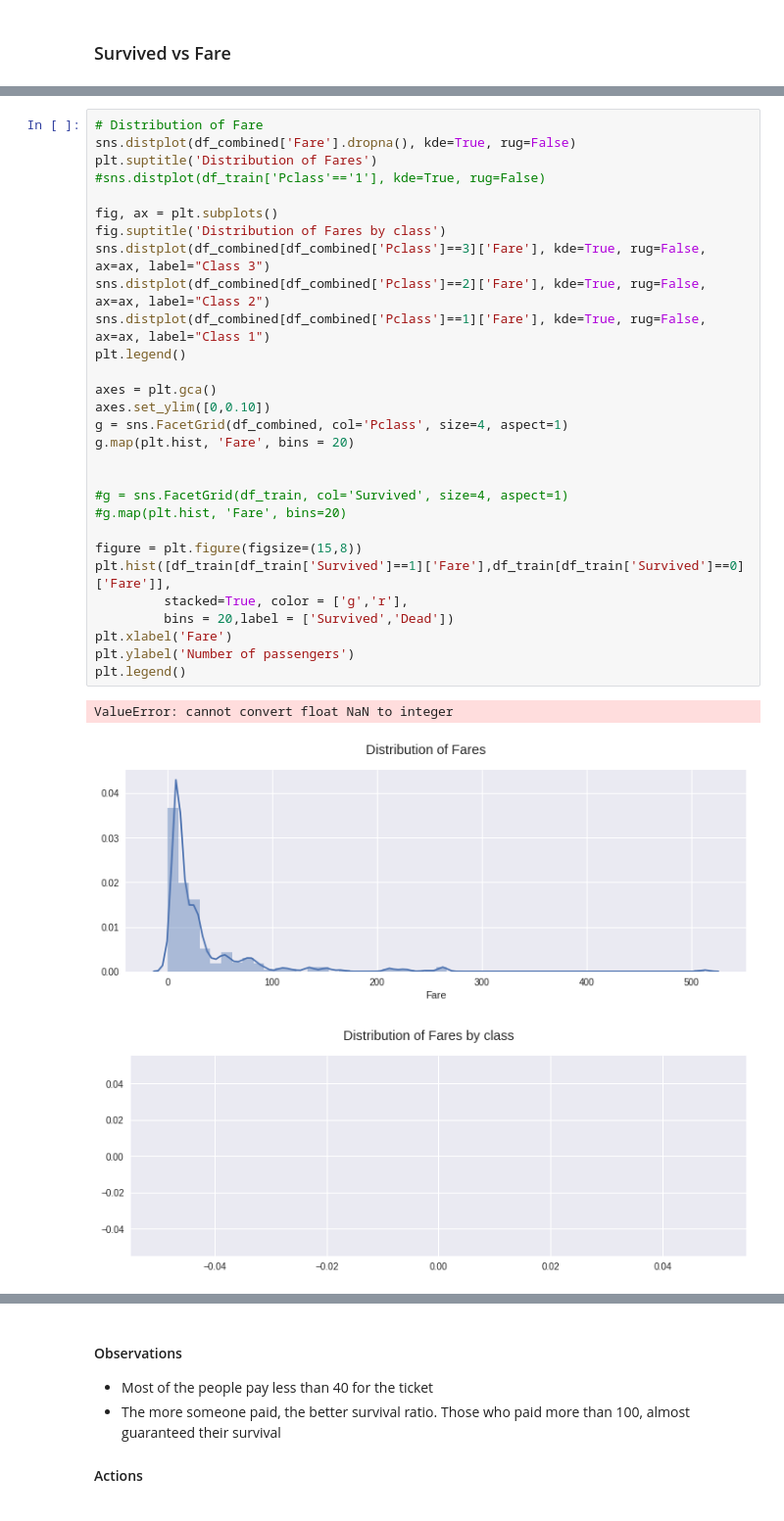
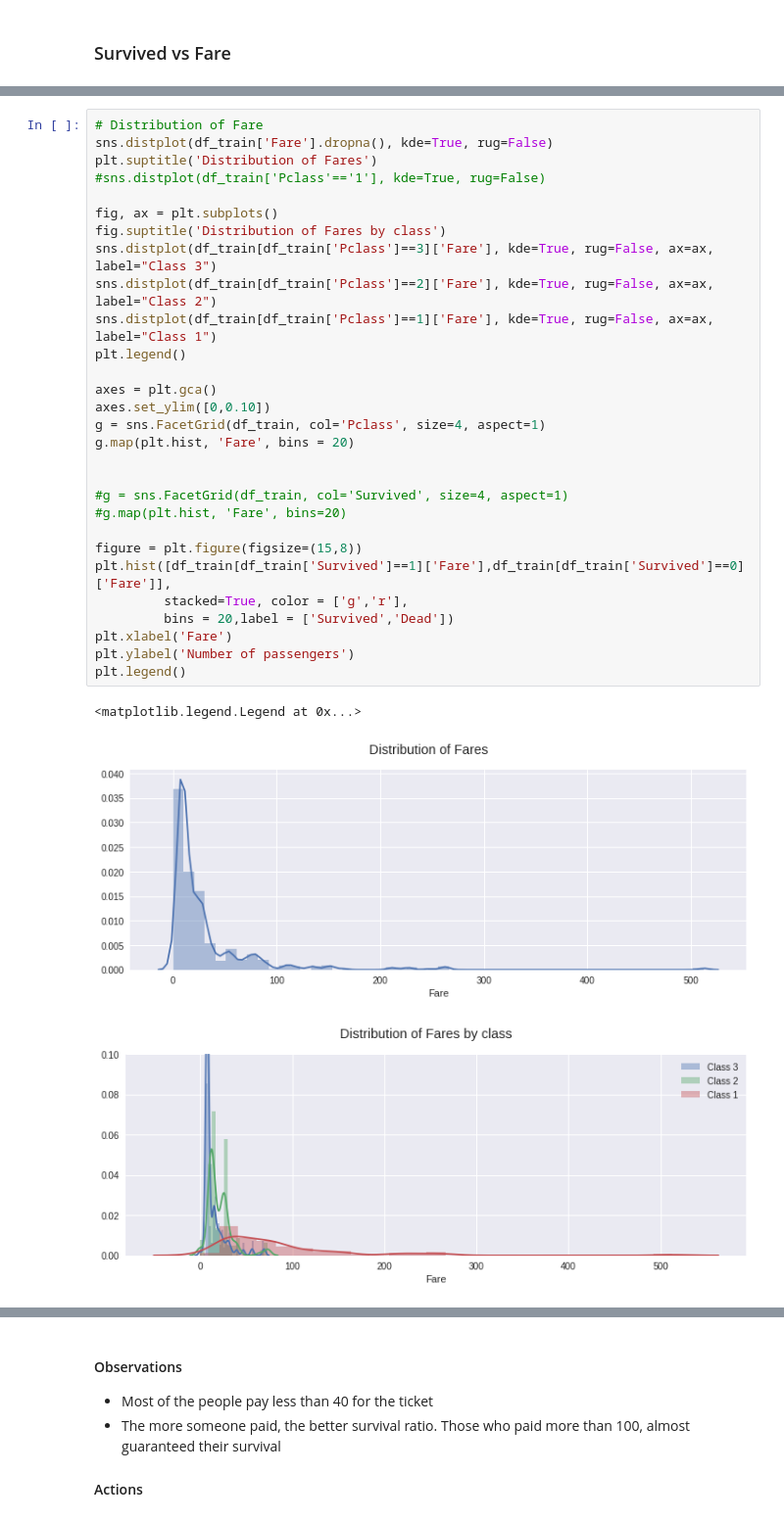
Before and after one commit to saldeal/Kaggle, a Jupyter notebook: titanic/Kaggle-Titanic.ipynb, the cells around one changed output, grey strips where cells are left out. Shown at 98% size. Cells and saved outputs as stored; diff of their text form.

```diff
--- a/titanic/Kaggle-Titanic.ipynb
+++ b/titanic/Kaggle-Titanic.ipynb
@@ -353,34 +350,34 @@ print 'Fare nulls: ' + str(df_train['Fare'].isnull().sum())
 Fare nulls: 0
 # %%
 # Distribution of Fare
-sns.distplot(df_combined['Fare'].dropna(), kde=True, rug=False)
+sns.distplot(df_train['Fare'].dropna(), kde=True, rug=False)
 plt.suptitle('Distribution of Fares')
 #sns.distplot(df_train['Pclass'=='1'], kde=True, rug=False)
 
 fig, ax = plt.subplots()
 fig.suptitle('Distribution of Fares by class')
-sns.distplot(df_combined[df_combined['Pclass']==3]['Fare'], kde=True, rug=False, ax=ax, label="Class 3")
-sns.distplot(df_combined[df_combined['Pclass']==2]['Fare'], kde=True, rug=False, ax=ax, label="Class 2")
-sns.distplot(df_combined[df_combined['Pclass']==1]['Fare'], kde=True, rug=False, ax=ax, label="Class 1")
+sns.distplot(df_train[df_train['Pclass']==3]['Fare'], kde=True, rug=False, ax=ax, label="Class 3")
+sns.distplot(df_train[df_train['Pclass']==2]['Fare'], kde=True, rug=False, ax=ax, label="Class 2")
+sns.distplot(df_train[df_train['Pclass']==1]['Fare'], kde=True, rug=False, ax=ax, label="Class 1")
 plt.legend()
 
 axes = plt.gca()
 axes.set_ylim([0,0.10])
-g = sns.FacetGrid(df_combined, col='Pclass', size=4, aspect=1)
+g = sns.FacetGrid(df_train, col='Pclass', size=4, aspect=1)
 g.map(plt.hist, 'Fare', bins = 20)
 
 
 #g = sns.FacetGrid(df_train, col='Survived', size=4, aspect=1)
 #g.map(plt.hist, 'Fare', bins=20)
 
 figure = plt.figure(figsize=(15,8))
 plt.hist([df_train[df_train['Survived']==1]['Fare'],df_train[df_train['Survived']==0]['Fare']],
          stacked=True, color = ['g','r'],
          bins = 20,label = ['Survived','Dead'])
 plt.xlabel('Fare')
 plt.ylabel('Number of passengers')
 plt.legend()
 # %% [output]
-ValueError: cannot convert float NaN to integer
+<matplotlib.legend.Legend at 0x...>
-[figure, old version]
+[figure, new version]
-[figure, old version]
+[figure, new version]
```
Also changed, not shown: parts of 29 cells of this notebook.
